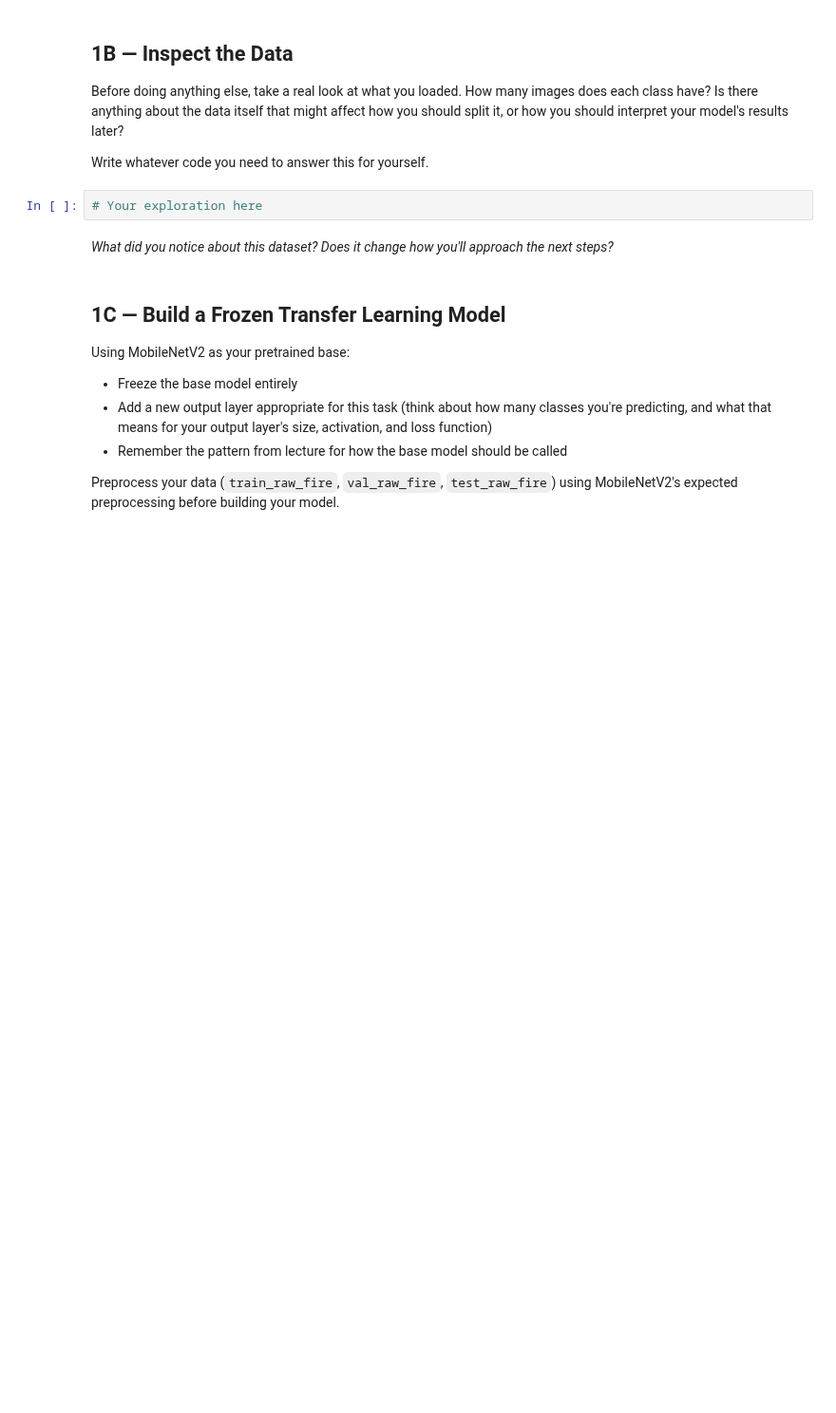
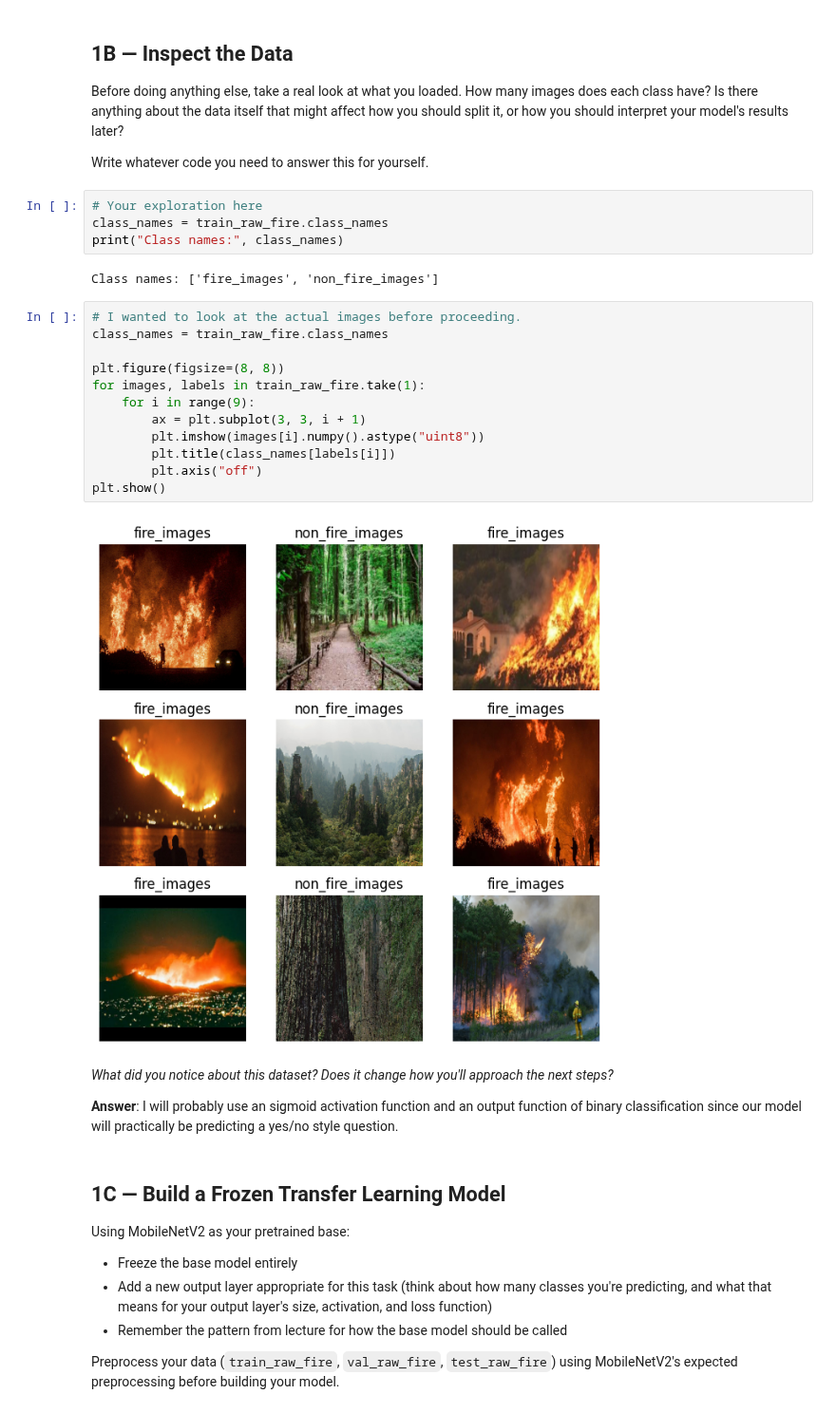
Before and after one commit to eh050/IT480-FA26, a Jupyter notebook: Assignments/Assignment 2/Assignment2_TransferLearning.ipynb, the cells around one changed output. Shown at 95% size. Saved outputs shown, nothing was run; the diff lists cells and outputs as text; blank space fills up the shorter version.

```diff
--- a/Assignments/Assignment 2/Assignment2_TransferLearning.ipynb
+++ b/Assignments/Assignment 2/Assignment2_TransferLearning.ipynb
@@ -84,8 +85,28 @@ Before doing anything else, take a real look at what you loaded. How many images
 Write whatever code you need to answer this for yourself.
 # %%
 # Your exploration here
+class_names = train_raw_fire.class_names
+print("Class names:", class_names)
+# %% [output]
+Class names: ['fire_images', 'non_fire_images']
+# %%
+# I wanted to look at the actual images before proceeding.
+class_names = train_raw_fire.class_names
+
+plt.figure(figsize=(8, 8))
+for images, labels in train_raw_fire.take(1):
+    for i in range(9):
+        ax = plt.subplot(3, 3, i + 1)
+        plt.imshow(images[i].numpy().astype("uint8"))
+        plt.title(class_names[labels[i]])
+        plt.axis("off")
+plt.show()
+# %% [output]
+[figure, added]
 # %% [markdown]
 *What did you notice about this dataset? Does it change how you'll approach the next steps?*
+
+**Answer**: I will probably use an sigmoid activation function and an output function of binary classification since our model will practically be predicting a yes/no style question.
 # %% [markdown]
 ## 1C — Build a Frozen Transfer Learning Model
 
```
Also changed, not shown: parts of 20 cells of this notebook, 1 other file.
